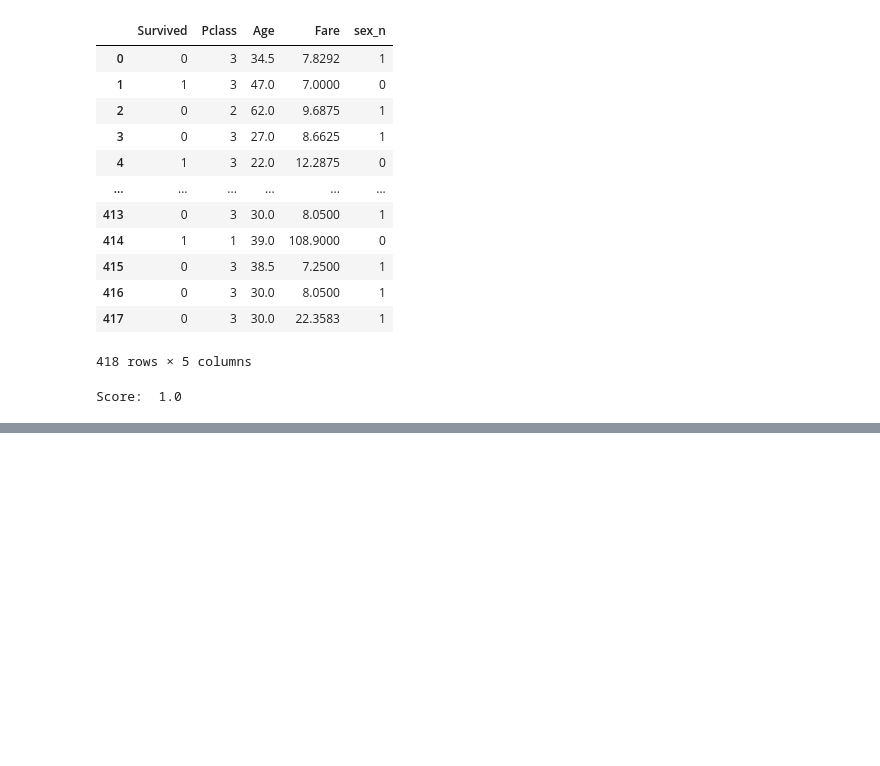
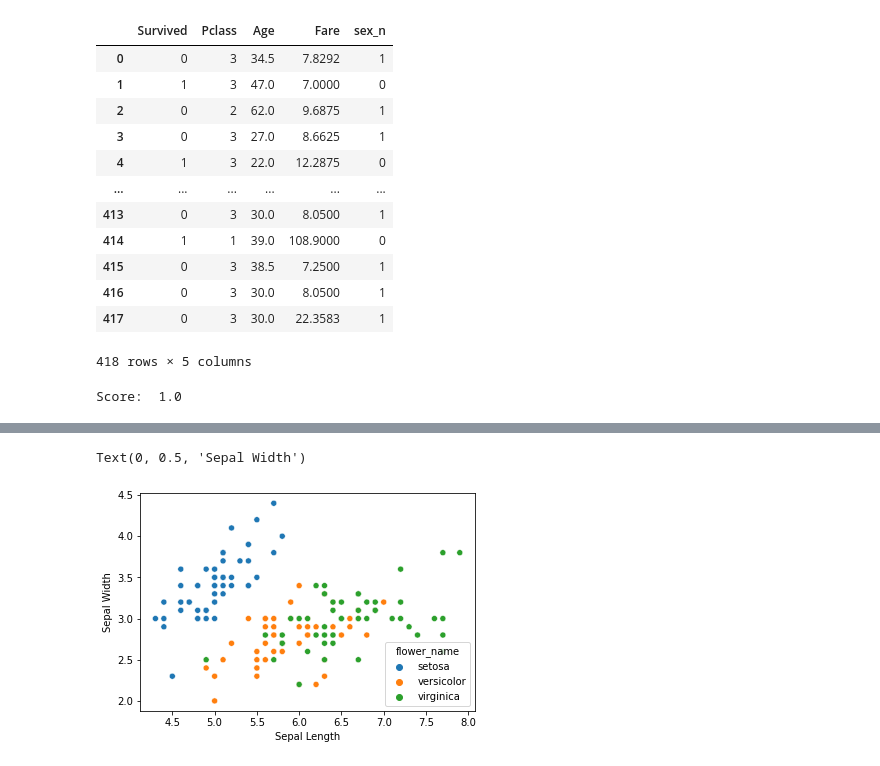
Before and after one commit to JatinderMalhi/machinelearning, a Jupyter notebook: machineLearning.ipynb, the cells around one changed output, grey strips where cells are left out. Saved outputs shown, nothing was run; the diff lists cells and outputs as text; code cells hidden in the pictures; blank space fills up the shorter version.

```diff
--- a/machineLearning.ipynb
+++ b/machineLearning.ipynb
@@ -570,0 +567,5 @@ Score:  1.0
+# %%
+from sklearn.datasets import load_iris
+iris = load_iris()
+print('directory', dir(iris))
+print('Features', iris.feature_names)
@@ -570,0 +575,3 @@ Score:  1.0
+# %%
+dfiris = pd.DataFrame(iris.data, columns=iris.feature_names)
+dfiris.head()
@@ -570,0 +585,4 @@ Score:  1.0
+# %%
+dfiris['target'] = iris.target
+print('targets values are: ', iris.target_names)
+dfiris.head()
@@ -570,0 +597,5 @@ Score:  1.0
+# %%
+iris_dict_fl = {0: 'setosa', 1: 'versicolor', 2: 'virginica'}
+dfiris['flower_name'] = dfiris['target'].replace(iris_dict_fl)
+#dfiris['flower_name'] = dfiris.target.apply(lambda x: iris.target_names[x])
+dfiris.head()
@@ -570,0 +609,7 @@ Score:  1.0
+# %%
+sns.scatterplot(data=dfiris, x='sepal length (cm)', y='sepal width (cm)', hue= 'flower_name')
+plt.xlabel('Sepal Length')
+plt.ylabel('Sepal Width')
+# %% [output]
+Text(0, 0.5, 'Sepal Width')
+[figure, added]
```
Also changed, not shown: parts of 28 cells of this notebook, 1 other file.
